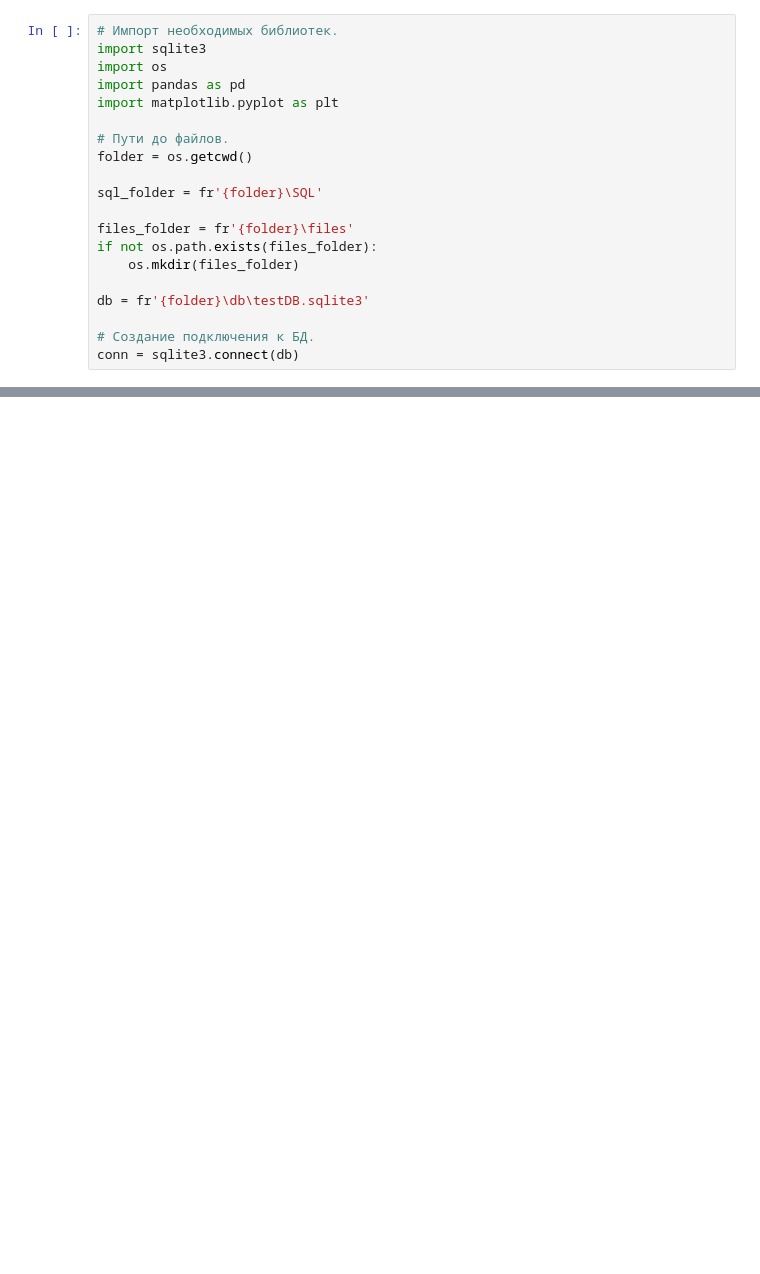
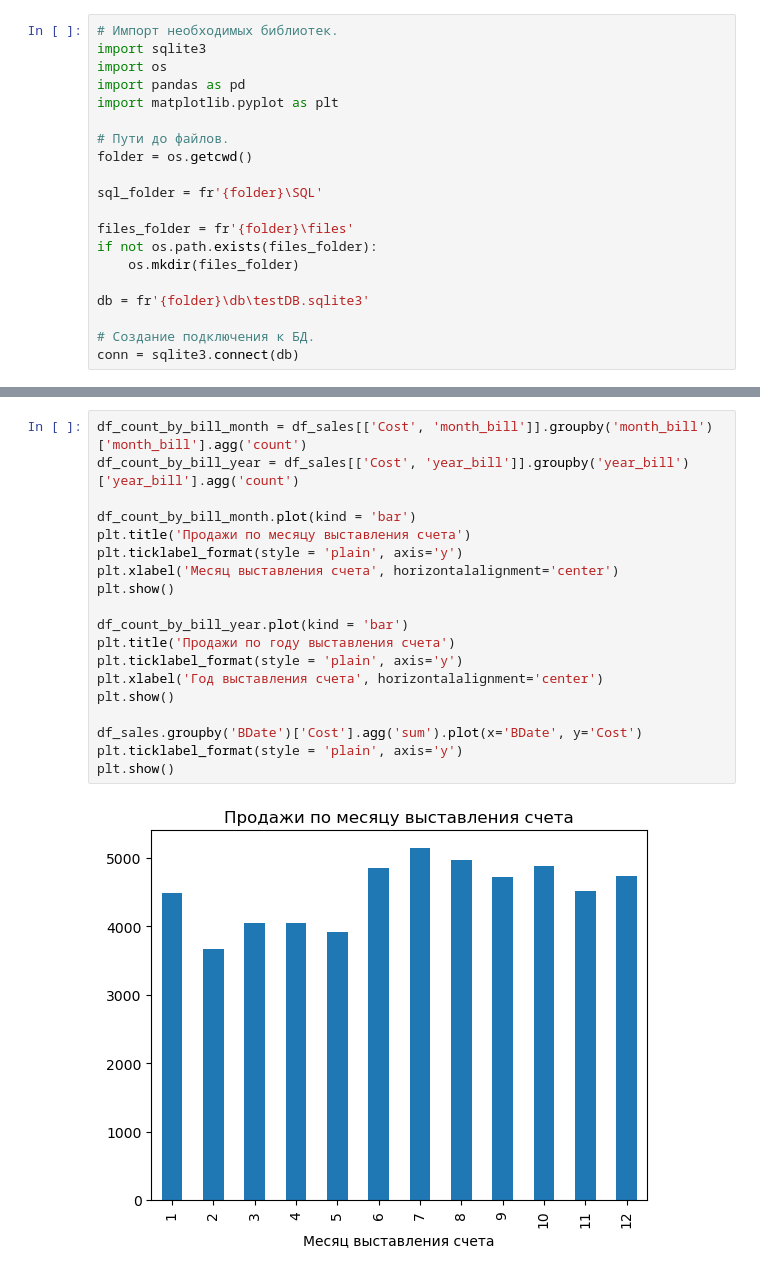
Before and after one commit to Ragnarok-039/-, a Jupyter notebook: Контур. Тестовое на продуктового аналитика/main.ipynb, the cells around one changed output, grey strips where cells are left out. Saved outputs shown, nothing was run; the diff lists cells and outputs as text; blank space fills up the shorter version.

```diff
--- a/Контур. Тестовое на продуктового аналитика/main.ipynb
+++ b/Контур. Тестовое на продуктового аналитика/main.ipynb
@@ -167,0 +126,21 @@ plt.show()
+# %%
+df_count_by_bill_month = df_sales[['Cost', 'month_bill']].groupby('month_bill')['month_bill'].agg('count')
+df_count_by_bill_year = df_sales[['Cost', 'year_bill']].groupby('year_bill')['year_bill'].agg('count')
+
+df_count_by_bill_month.plot(kind = 'bar')
+plt.title('Продажи по месяцу выставления счета')
+plt.ticklabel_format(style = 'plain', axis='y')
+plt.xlabel('Месяц выставления счета', horizontalalignment='center')
+plt.show()
+
+df_count_by_bill_year.plot(kind = 'bar')
+plt.title('Продажи по году выставления счета')
+plt.ticklabel_format(style = 'plain', axis='y')
+plt.xlabel('Год выставления счета', horizontalalignment='center')
+plt.show()
+
+df_sales.groupby('BDate')['Cost'].agg('sum').plot(x='BDate', y='Cost')
+plt.ticklabel_format(style = 'plain', axis='y')
+plt.show()
+# %% [output]
+[figure, added]
```
Also changed, not shown: parts of 8 cells of this notebook, 1 other file.
